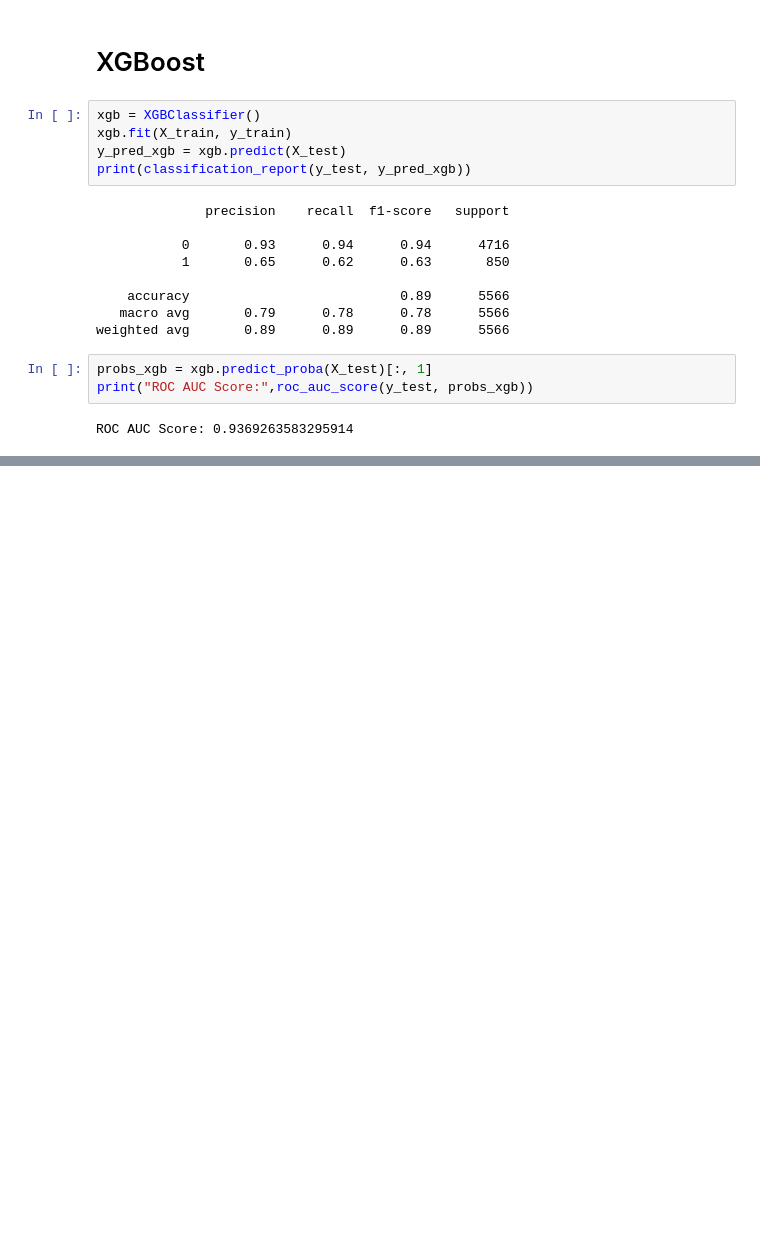
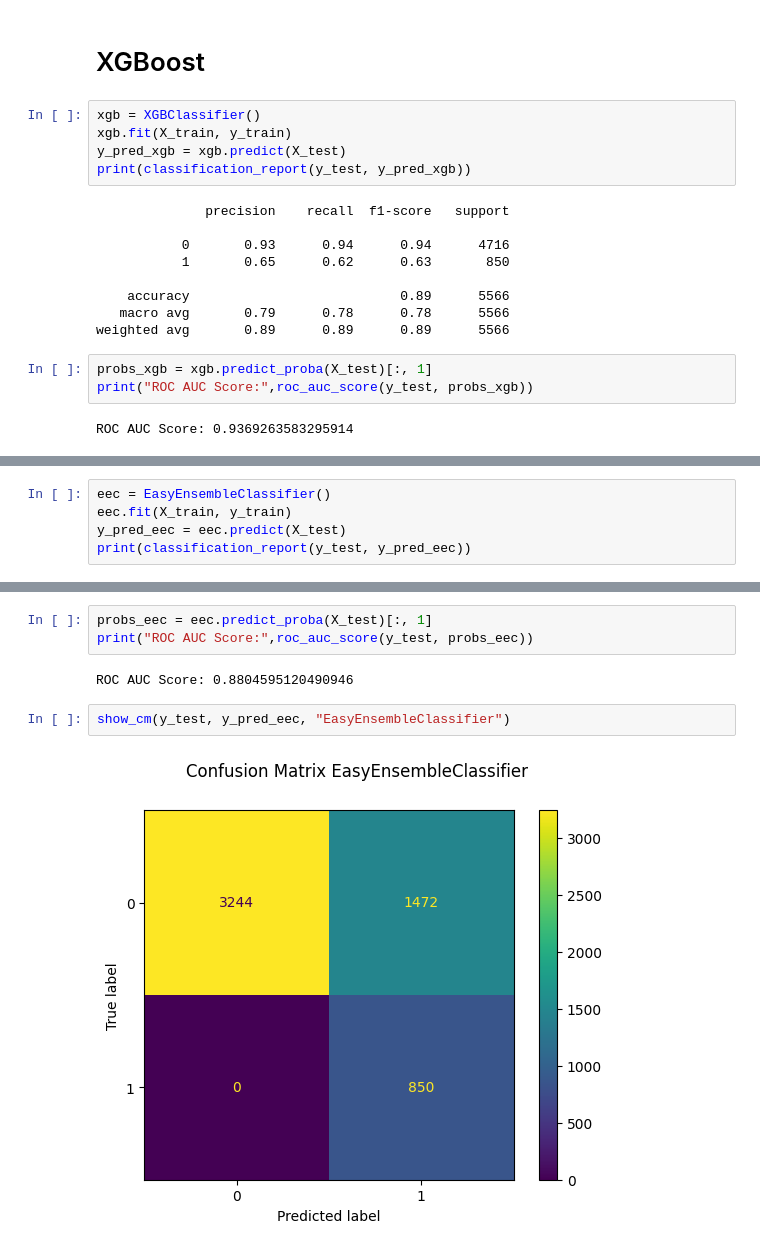
Before and after one commit to FrienDotJava/bpjs-hospital-readmission, a Jupyter notebook: notebooks/05_baseline_models.ipynb, the cells around one changed output, grey strips where cells are left out. Saved outputs shown, nothing was run; the diff lists cells and outputs as text; blank space fills up the shorter version.

```diff
--- a/notebooks/05_baseline_models.ipynb
+++ b/notebooks/05_baseline_models.ipynb
@@ -138,0 +142,5 @@ show_cm(y_test, y_pred_logreg, "XGBoost")
+# %%
+eec = EasyEnsembleClassifier()
+eec.fit(X_train, y_train)
+y_pred_eec = eec.predict(X_test)
+print(classification_report(y_test, y_pred_eec))
@@ -138,0 +156,9 @@ show_cm(y_test, y_pred_logreg, "XGBoost")
+# %%
+probs_eec = eec.predict_proba(X_test)[:, 1]
+print("ROC AUC Score:",roc_auc_score(y_test, probs_eec))
+# %% [output]
+ROC AUC Score: 0.8804595120490946
+# %%
+show_cm(y_test, y_pred_eec, "EasyEnsembleClassifier")
+# %% [output]
+[figure, added]
```
Also changed, not shown: parts of 9 cells of this notebook, 6 other files.
